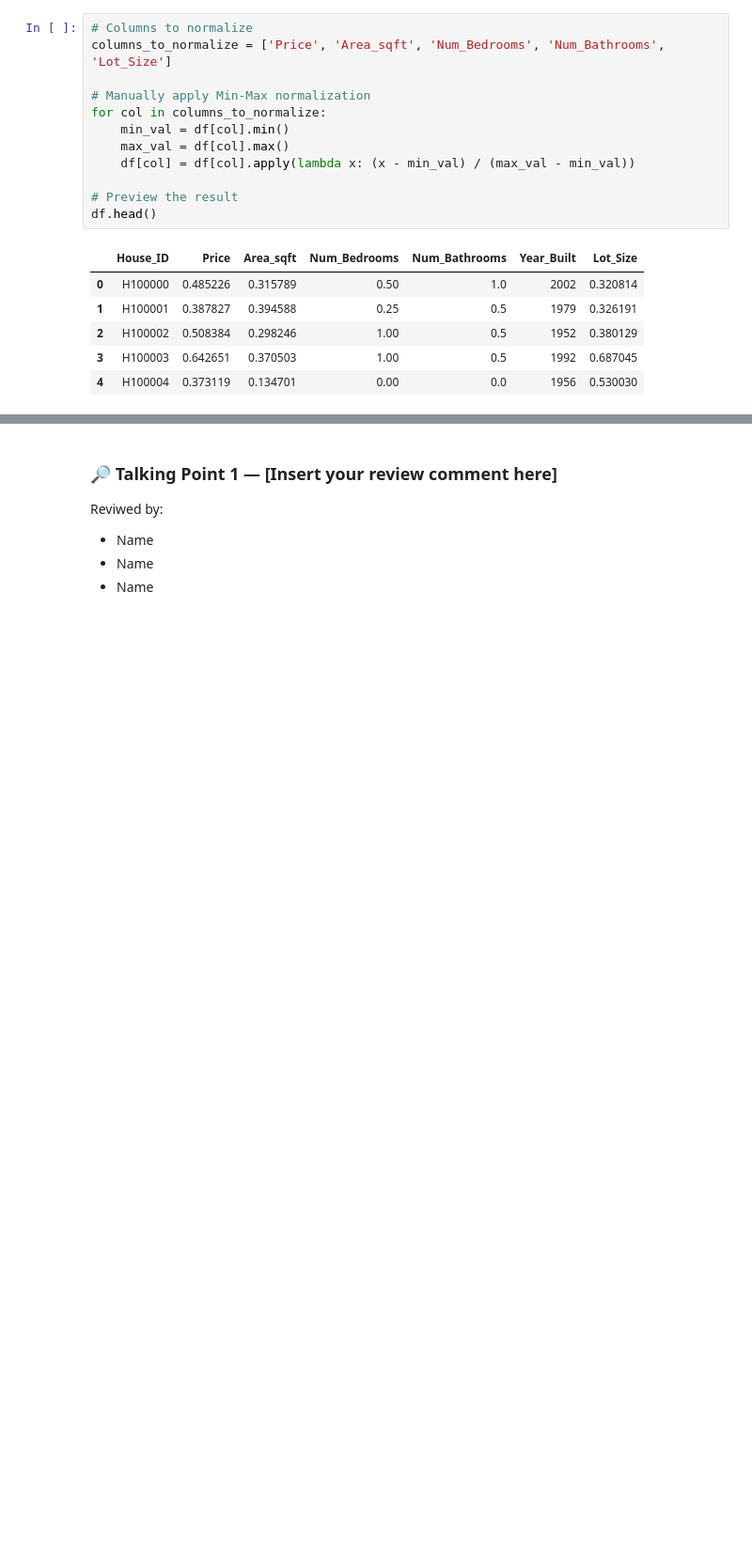
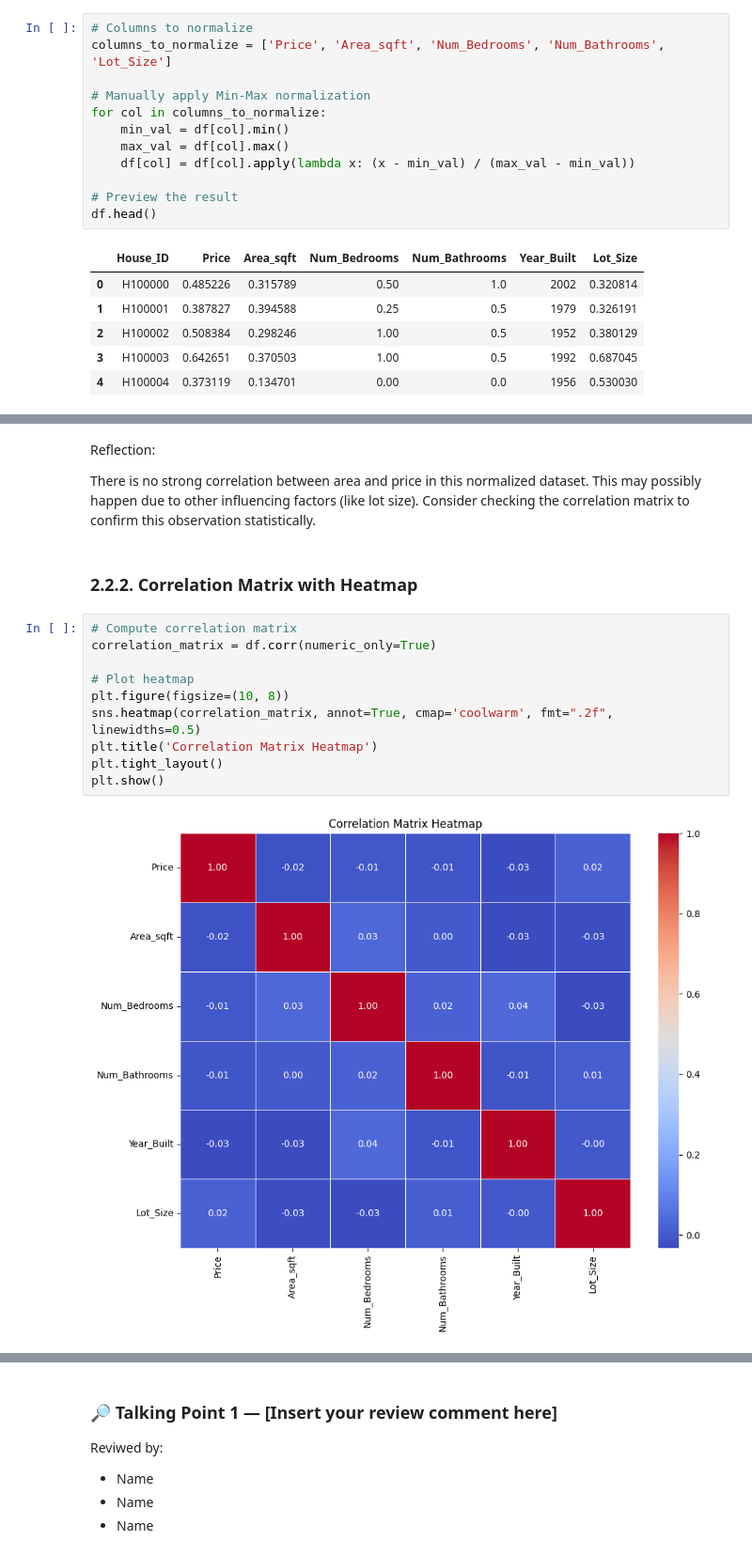
Before and after one commit to Eris-Leksi/min-max-normaliztion-workshop, a Jupyter notebook: MinMax_Normalization_Workshop.ipynb, the cells around one changed output, grey strips where cells are left out. Shown at 94% size. Saved outputs shown, nothing was run; the diff lists cells and outputs as text; blank space fills up the shorter version.

```diff
--- a/MinMax_Normalization_Workshop.ipynb
+++ b/MinMax_Normalization_Workshop.ipynb
@@ -159,0 +191,18 @@ df.head()
+# %% [markdown]
+Reflection:
+
+There is no strong correlation between area and price in this normalized dataset. This may possibly happen due to other influencing factors (like lot size). Consider checking the correlation matrix to confirm this observation statistically.
+# %% [markdown]
+### 2.2.2. Correlation Matrix with Heatmap
+# %%
+# Compute correlation matrix
+correlation_matrix = df.corr(numeric_only=True)
+
+# Plot heatmap
+plt.figure(figsize=(10, 8))
+sns.heatmap(correlation_matrix, annot=True, cmap='coolwarm', fmt=".2f", linewidths=0.5)
+plt.title('Correlation Matrix Heatmap')
+plt.tight_layout()
+plt.show()
+# %% [output]
+[figure, added]
```
Also changed, not shown: parts of 16 cells of this notebook, 1 other file.
